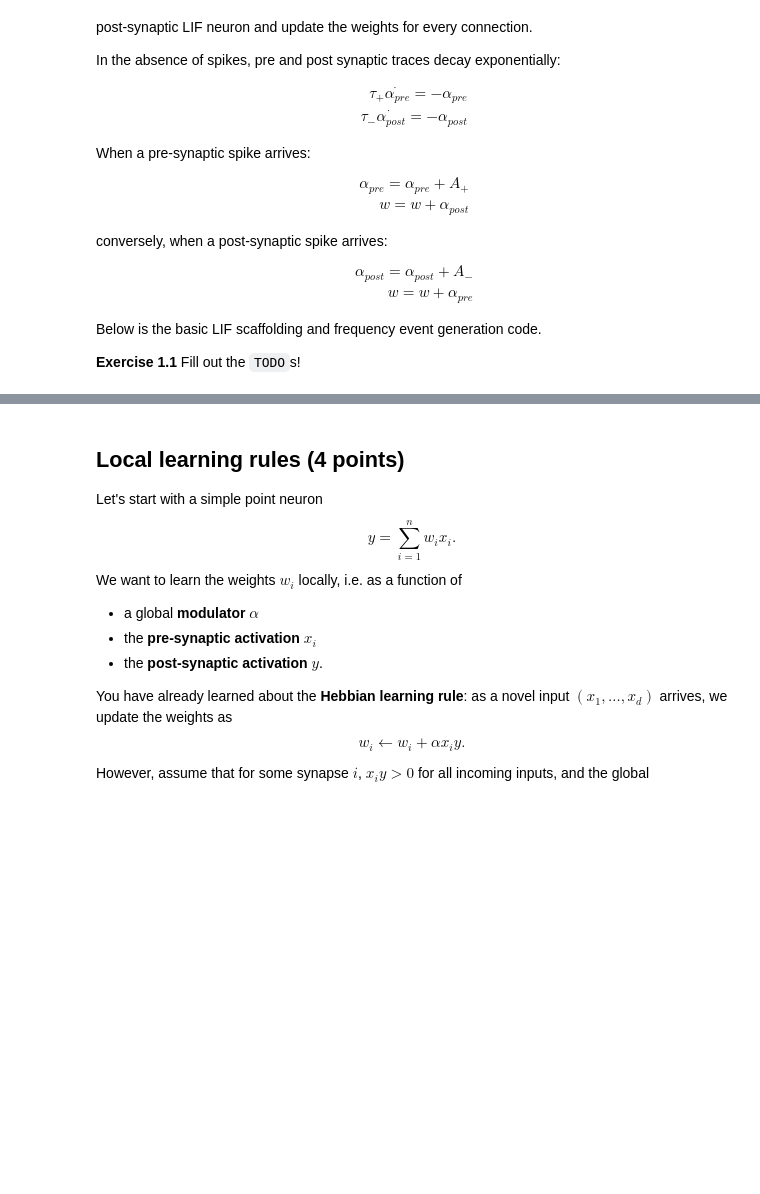
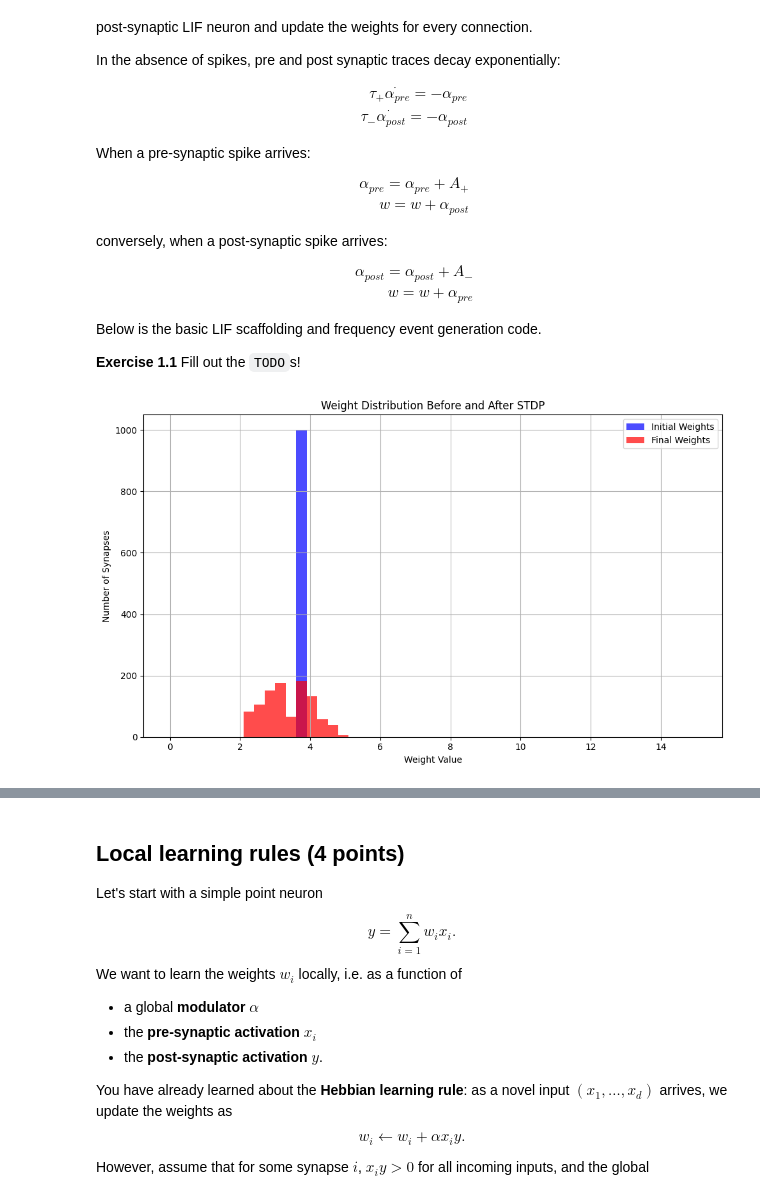
Before and after one commit to mustafaerdikararmaz/BICE, a Jupyter notebook: bice_week6.ipynb, the cells around one changed output, grey strips where cells are left out. Saved outputs shown, nothing was run; the diff lists cells and outputs as text; code cells hidden in the pictures; blank space fills up the shorter version.

```diff
--- a/bice_week6.ipynb
+++ b/bice_week6.ipynb
@@ -121,10 +121,21 @@ def simulate_lif(sim_time, dt, spike_trains):
         current_I_syn = np.sum(weights[spiked_pre])  # combined weights of all incoming spikes for current step
 
         # TODO: Exponential decay for traces
-        trace_pre = ...
-        trace_post = ...
+        trace_pre = trace_pre * np.exp(-dt / tau_plus)
+        trace_post = trace_post * np.exp(-dt / tau_minus)
+
+        # TODO: STDP update
+
 
         # TODO: Implement pre-synaptic trace + weights update
+        for pre_id in spiked_pre:
+            trace_pre[pre_id] += pre_inc
+            weights[pre_id] += A_plus * trace_post[0]
+
+        weights = np.clip(weights, w_min, w_max)
+
+
+
 
         dVm = dVm_dt(current_Vm, current_I_syn)  # no background current this time; only synaptic input
 
@@ -139,36 +150,42 @@ def simulate_lif(sim_time, dt, spike_trains):
             refrac_counter = int(t_ref / dt)
 
             # TODO: Implement post-synaptic trace + weights update
+            trace_post[0] += post_inc
+            weights += A_minus * trace_pre
+            weights = np.clip(weights, w_min, w_max)
+
 
         Vm_trace[i] = updated_Vm
 
     return Vm_trace, initial_weights, weights
 
 
 def plot_weight_dist(initial_weights, final_weights):
     plt.figure(figsize=(10, 6))
 
     plt.hist(initial_weights, bins=50, alpha=0.7, label='Initial Weights', color='blue', range=(w_min, w_max))
     plt.hist(final_weights, bins=50, alpha=0.7, label='Final Weights', color='red', range=(w_min, w_max))
 
     plt.xlabel("Weight Value")
     plt.ylabel("Number of Synapses")
     plt.title("Weight Distribution Before and After STDP")
     plt.legend()
     plt.grid(True)
     plt.tight_layout()
     plt.show()
 
 
 if __name__ == "__main__":
     sim_duration = 10000.0  # Total simulation time (ms)
     time_step = 0.1  # Time step (ms)
     num_steps = int(sim_duration / time_step)
 
     # Run & plot
     spike_trains = relative_freq_spike_times(sim_duration, time_step, intra_burst_rate=100, burst_duration=20)
     voltage_trace, initial_weights, final_weights = simulate_lif(sim_duration, time_step, spike_trains)
     plot_weight_dist(initial_weights, final_weights)
+# %% [output]
+[figure, added]
 # %% [markdown]
 **Exercise 1.2** Answer the following questions (experimentally if you want, you can edit the answers in this cell on your notebook copy):
 
```
Also changed, not shown: parts of 4 cells of this notebook.
